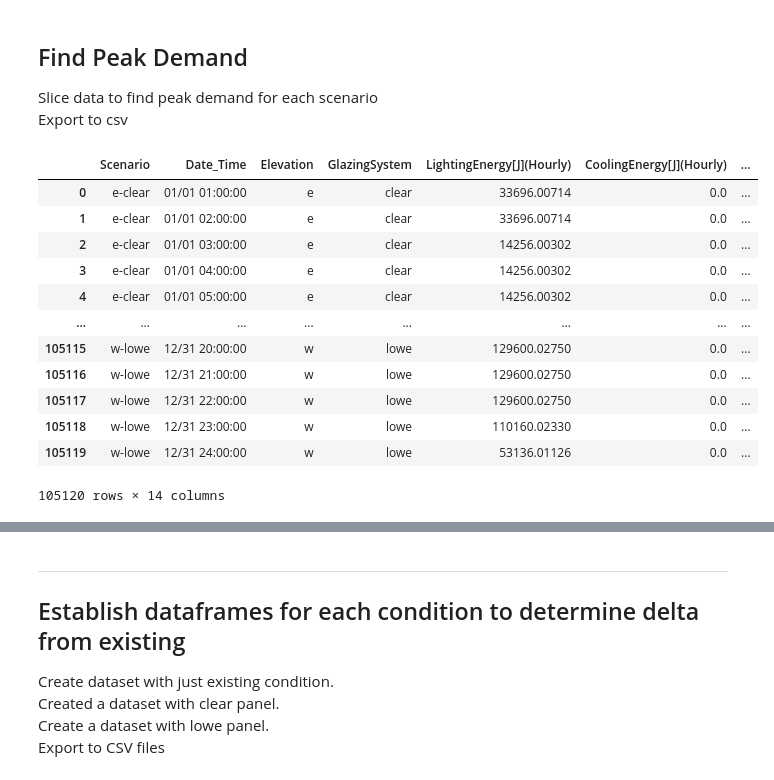
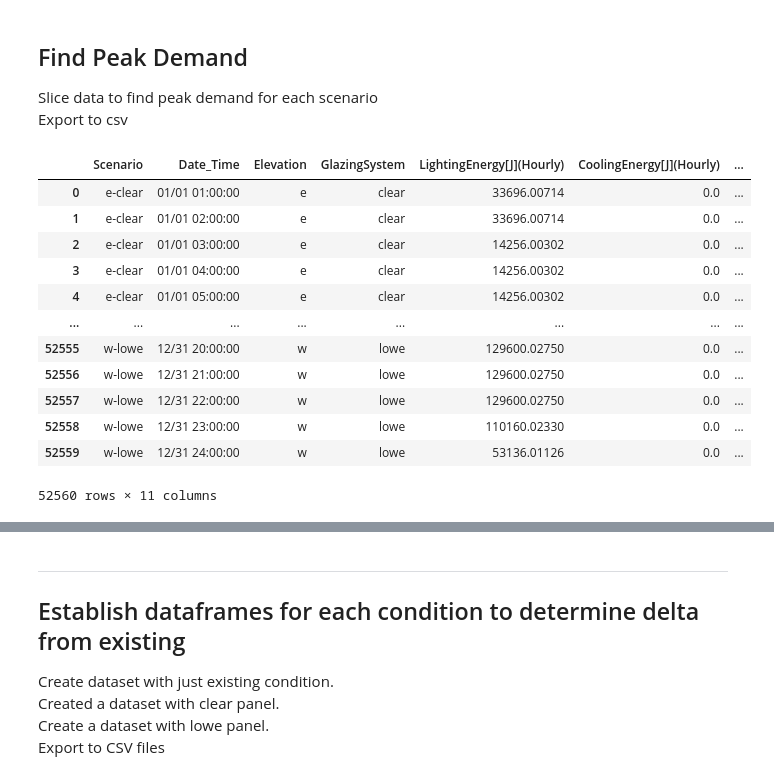
Before and after one commit to klharp/Eplus_Maine, a Jupyter notebook: CA_Monterey_scraper.ipynb, the cells around one changed output, grey strips where cells are left out. Cells and saved outputs as stored; diff of their text form; code cells hidden in the pictures.

```diff
--- a/CA_Monterey_scraper.ipynb
+++ b/CA_Monterey_scraper.ipynb
@@ -585,37 +638,37 @@ get_peak = all_energy2.copy(deep=True)
 # %%
 # list(get_peak.columns.values)
 # %%
-# Add energy totals
+# Add energy totals -- no gas if all electric
 # divide by the number of seconds in an hour (3600)
-totalPeakElec = (get_peak["FanEnergy[J](Hourly)"]  + get_peak["CoolingEnergy[J](Hourly)"] + get_peak["LightingEnergy[J](Hourly)"])
-totalPeakGas =  get_peak["HeatingEnergy[J](Hourly)"]
+totalPeakElec = (get_peak["FanEnergy[J](Hourly)"]  + get_peak["CoolingEnergy[J](Hourly)"] + get_peak["LightingEnergy[J](Hourly)"] + get_peak["HeatingEnergy[J](Hourly)"])
+# totalPeakGas =  get_peak["HeatingEnergy[J](Hourly)"]
 
 get_peak["PeakElecEnergy[J](Hourly)"] = totalPeakElec
-get_peak["PeakGasEnergy[J](Hourly)"] = totalPeakGas
+# get_peak["PeakGasEnergy[J](Hourly)"] = totalPeakGas
 
 
 get_peak["PeakElecEnergy(W)"] = (get_peak["PeakElecEnergy[J](Hourly)"] / 3600)
 get_peak["PeakElecEnergy(W/sf)"] = (get_peak["PeakElecEnergy(W)"] / sf)
 
 
-get_peak["PeakGasEnergy(W)"] = (get_peak["PeakGasEnergy[J](Hourly)"] / 3600)
-get_peak["PeakGasEnergy(W/sf)"] = (get_peak["PeakGasEnergy(W)"] / sf)
+# get_peak["PeakGasEnergy(W)"] = (get_peak["PeakGasEnergy[J](Hourly)"] / 3600)
+# get_peak["PeakGasEnergy(W/sf)"] = (get_peak["PeakGasEnergy(W)"] / sf)
 
 get_peak
 # %% [output]
 |  | Scenario | Date_Time | Elevation | GlazingSystem | LightingEnergy[J](Hourly) | CoolingEnergy[J](Hourly) | ... |
 | 0 | e-clear | 01/01 01:00:00 | e | clear | 33696.00714 | 0.0 | ... |
 | 1 | e-clear | 01/01 02:00:00 | e | clear | 33696.00714 | 0.0 | ... |
 | 2 | e-clear | 01/01 03:00:00 | e | clear | 14256.00302 | 0.0 | ... |
 | 3 | e-clear | 01/01 04:00:00 | e | clear | 14256.00302 | 0.0 | ... |
 | 4 | e-clear | 01/01 05:00:00 | e | clear | 14256.00302 | 0.0 | ... |
 | ... | ... | ... | ... | ... | ... | ... | ... |
-| 105115 | w-lowe | 12/31 20:00:00 | w | lowe | 129600.02750 | 0.0 | ... |
-| 105116 | w-lowe | 12/31 21:00:00 | w | lowe | 129600.02750 | 0.0 | ... |
-| 105117 | w-lowe | 12/31 22:00:00 | w | lowe | 129600.02750 | 0.0 | ... |
-| 105118 | w-lowe | 12/31 23:00:00 | w | lowe | 110160.02330 | 0.0 | ... |
-| 105119 | w-lowe | 12/31 24:00:00 | w | lowe | 53136.01126 | 0.0 | ... |
+| 52555 | w-lowe | 12/31 20:00:00 | w | lowe | 129600.02750 | 0.0 | ... |
+| 52556 | w-lowe | 12/31 21:00:00 | w | lowe | 129600.02750 | 0.0 | ... |
+| 52557 | w-lowe | 12/31 22:00:00 | w | lowe | 129600.02750 | 0.0 | ... |
+| 52558 | w-lowe | 12/31 23:00:00 | w | lowe | 110160.02330 | 0.0 | ... |
+| 52559 | w-lowe | 12/31 24:00:00 | w | lowe | 53136.01126 | 0.0 | ... |
-105120 rows × 14 columns
+52560 rows × 11 columns
 # %%
 # get_peak["PeakGasEnergy[J](Hourly)"].idxmax()
 # %%
```
Also changed, not shown: parts of 21 cells of this notebook, 36 other files.
